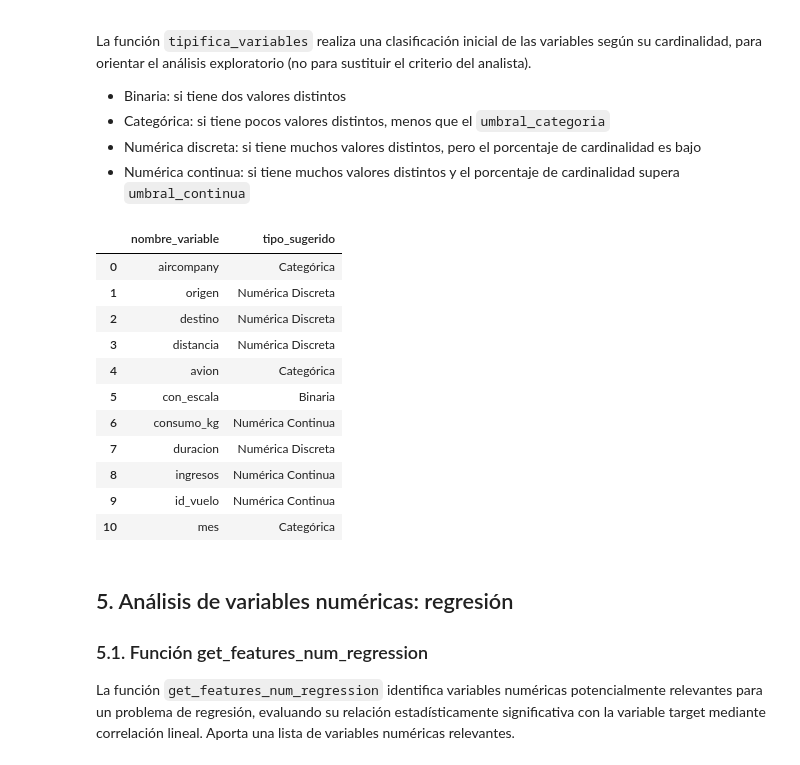
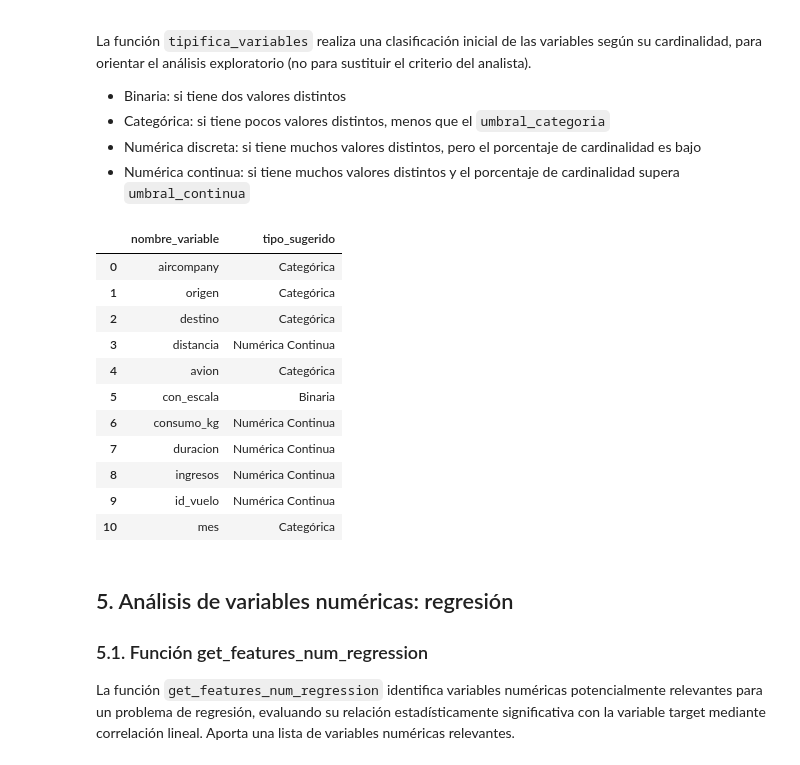
Before and after one commit to luciafuentes28/TEAM-M-03, a Jupyter notebook: CHALLENGE-TOOLBOX/ejemplo_toolbox.ipynb, the cells around one changed output. Cells and saved outputs as stored; diff of their text form; code cells hidden in the pictures.

Commit message:
tipifica_variables ajuste

```diff
--- a/CHALLENGE-TOOLBOX/ejemplo_toolbox.ipynb
+++ b/CHALLENGE-TOOLBOX/ejemplo_toolbox.ipynb
@@ -80,21 +80,17 @@ La función `tipifica_variables` realiza una clasificación inicial de las varia
 - Numérica discreta: si tiene muchos valores distintos, pero el porcentaje de cardinalidad es bajo
 - Numérica continua: si tiene muchos valores distintos y el porcentaje de cardinalidad supera `umbral_continua`
 # %%
-# Test:
-# umbral_categórica: 10 ("UNIQUE_VALUES" < 10)
-# umbral_continua: 30 ("CARDIN (%)" >= 30)
-
-tb.tipifica_variables(df, umbral_categoria=10, umbral_continua=30)
+tb.tipifica_variables(df, umbral_categoria=12, umbral_continua=7.5)
 # %% [output]
 |  | nombre_variable | tipo_sugerido |
 | 0 | aircompany | Categórica |
-| 1 | origen | Numérica Discreta |
-| 2 | destino | Numérica Discreta |
-| 3 | distancia | Numérica Discreta |
+| 1 | origen | Categórica |
+| 2 | destino | Categórica |
+| 3 | distancia | Numérica Continua |
 | 4 | avion | Categórica |
 | 5 | con_escala | Binaria |
 | 6 | consumo_kg | Numérica Continua |
-| 7 | duracion | Numérica Discreta |
+| 7 | duracion | Numérica Continua |
 | 8 | ingresos | Numérica Continua |
 | 9 | id_vuelo | Numérica Continua |
 | 10 | mes | Categórica |
```
